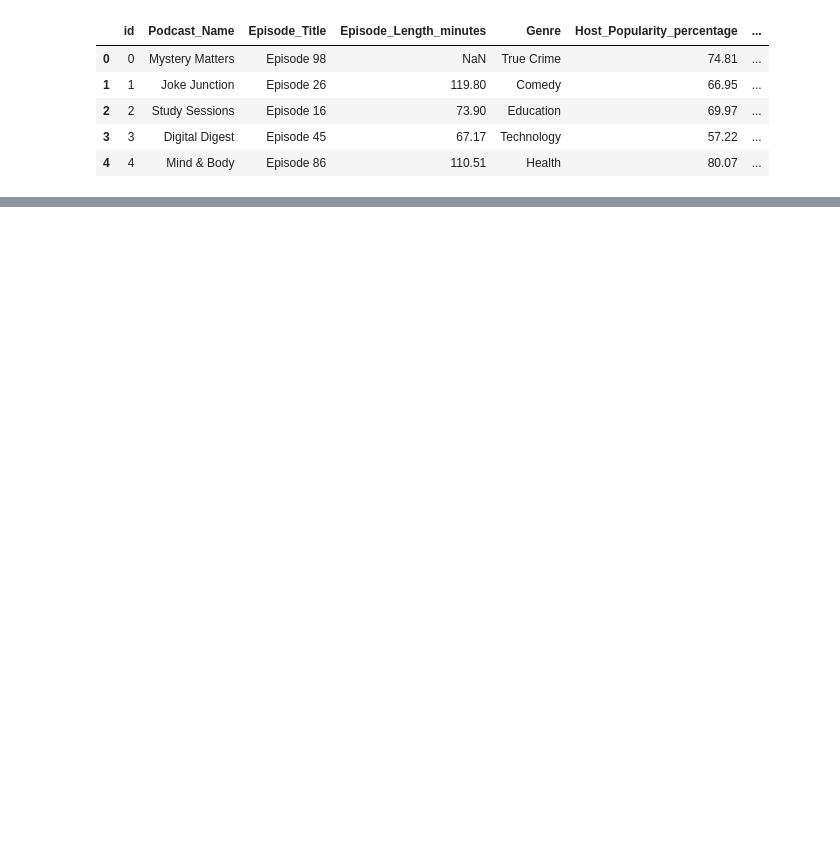
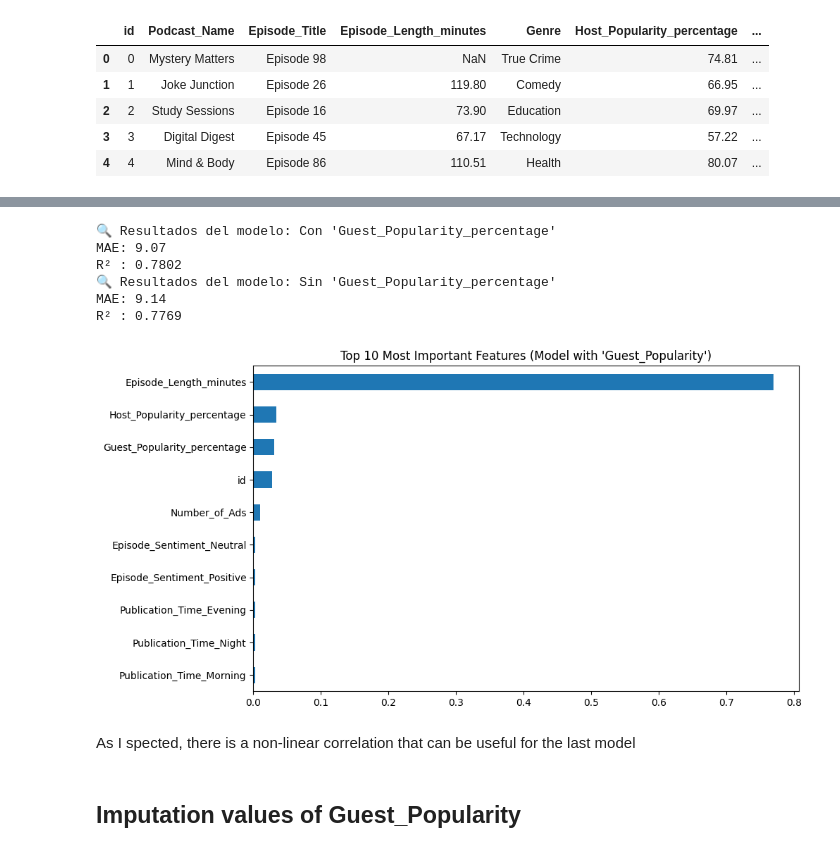
Before and after one commit to Alphalejo/Predict-Podcast-Listening-Time, a Jupyter notebook: EDA.ipynb, the cells around one changed output, grey strips where cells are left out. Drawn from its saved outputs; the diff is of its cells as text; code cells hidden in the pictures; blank space fills up the shorter version.

Commit message:
imputation of first feature and short experiment

```diff
--- a/EDA.ipynb
+++ b/EDA.ipynb
@@ -12,0 +107,57 @@ df.head()
+# %%
+df_exp = df.copy()
+
+# Define features and target
+target = 'Listening_Time_minutes'  # replace with the actual name of your target variable
+
+# Numeric + categorical features (using only clean columns for now)
+features = [col for col in df_exp.columns if col != target]
+
+# One-hot encoding for categorical variables (like Genre, etc.)
+df_encoded = pd.get_dummies(df_exp[features], drop_first=True)
+
+X_full = df_encoded
+y = df_exp[target]
+
+X_with_feature = X_full.copy()
+X_without_feature = X_full.drop(columns=['Guest_Popularity_percentage'], errors='ignore')
+
+def train_and_evaluate(X, y, name):
+    X_train, X_test, y_train, y_test = train_test_split(X, y, test_size=0.2, random_state=42)
+
+    model = RandomForestRegressor(random_state=42, n_jobs=-1)
+    model.fit(X_train, y_train)
+    y_pred = model.predict(X_test)
+
+    mae = mean_absolute_error(y_test, y_pred)
+    r2 = r2_score(y_test, y_pred)
+
+    print(f"🔍 Model results: {name}")
+    print(f"MAE: {mae:.2f}")
+    print(f"R² : {r2:.4f}")
+    return model
+# %%
+run_experiment = False  # Change to True to run the experiment (It will take several minutes)
+
+if run_experiment:
+    model_with = train_and_evaluate(X_with_feature, y, "With 'Guest_Popularity_percentage'")
+    model_without = train_and_evaluate(X_without_feature, y, "Without 'Guest_Popularity_percentage'")
+# %% [output]
+🔍 Resultados del modelo: Con 'Guest_Popularity_percentage'
+MAE: 9.07
+R² : 0.7802
+🔍 Resultados del modelo: Sin 'Guest_Popularity_percentage'
+MAE: 9.14
+R² : 0.7769
+# %%
+importances = pd.Series(model_with.feature_importances_, index=X_with_feature.columns)
+importances.sort_values(ascending=False).head(10).plot(kind='barh', figsize=(10,6))
+plt.title("Top 10 Most Important Features (Model with 'Guest_Popularity')")
+plt.gca().invert_yaxis()
+plt.show()
+# %% [output]
+[figure, added]
+# %% [markdown]
+As I spected, there is a non-linear correlation that can be useful for the last model
+# %% [markdown]
+## Imputation values of Guest_Popularity
```
Also changed, not shown: parts of 12 cells of this notebook.
